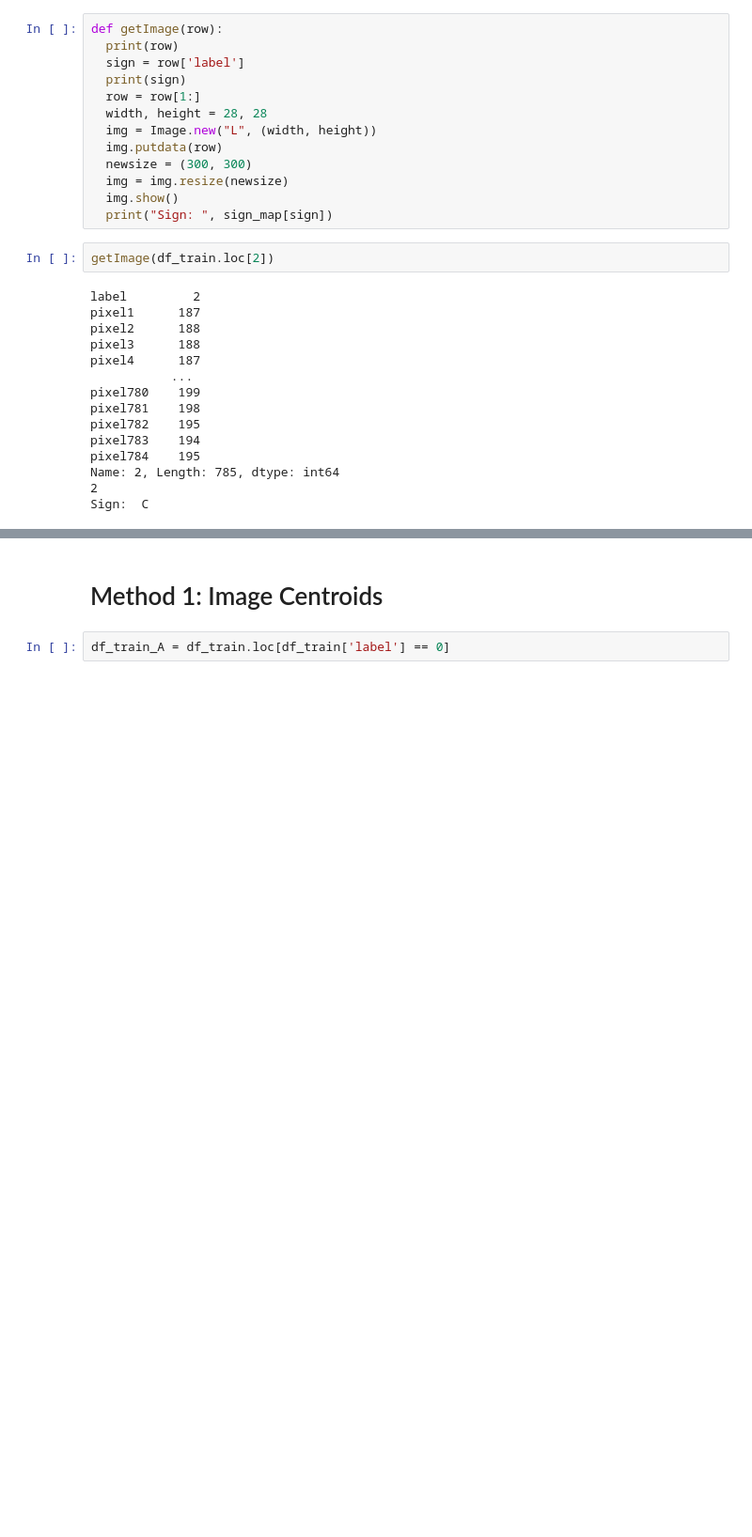
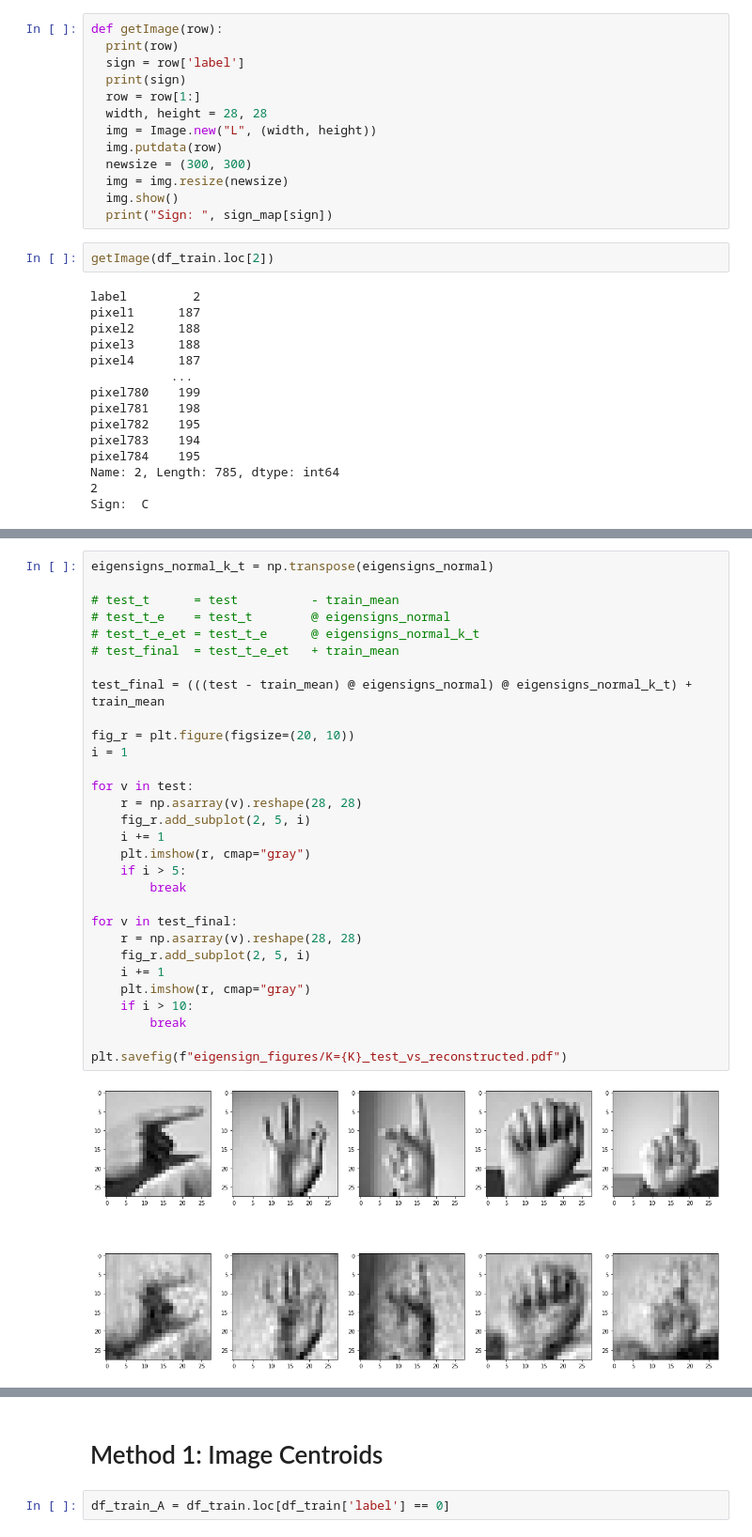
Before and after one commit to BenWSingleton/MA544Project, a Jupyter notebook: MA544_Project.ipynb, the cells around one changed output, grey strips where cells are left out. Shown at 94% size. Cells and saved outputs as stored; diff of their text form; blank space fills up the shorter version.

```diff
--- a/MA544_Project.ipynb
+++ b/MA544_Project.ipynb
@@ -185,0 +264,32 @@ Sign:  C
+# %%
+eigensigns_normal_k_t = np.transpose(eigensigns_normal)
+
+# test_t      = test          - train_mean
+# test_t_e    = test_t        @ eigensigns_normal
+# test_t_e_et = test_t_e      @ eigensigns_normal_k_t
+# test_final  = test_t_e_et   + train_mean
+
+test_final = (((test - train_mean) @ eigensigns_normal) @ eigensigns_normal_k_t) + train_mean
+
+fig_r = plt.figure(figsize=(20, 10))
+i = 1
+
+for v in test:
+    r = np.asarray(v).reshape(28, 28)
+    fig_r.add_subplot(2, 5, i)
+    i += 1
+    plt.imshow(r, cmap="gray")
+    if i > 5:
+        break
+
+for v in test_final:
+    r = np.asarray(v).reshape(28, 28)
+    fig_r.add_subplot(2, 5, i)
+    i += 1
+    plt.imshow(r, cmap="gray")
+    if i > 10:
+        break
+
+plt.savefig(f"eigensign_figures/K={K}_test_vs_reconstructed.pdf")
+# %% [output]
+[figure, added]
```
Also changed, not shown: parts of 19 cells of this notebook, 13 other files.
